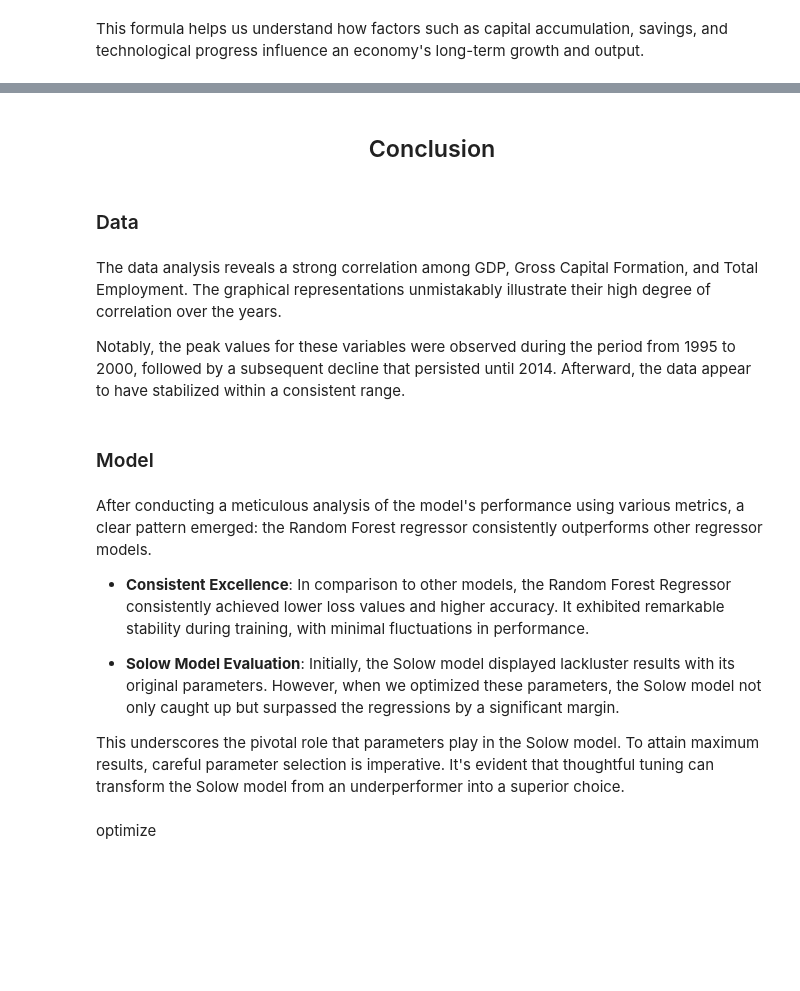
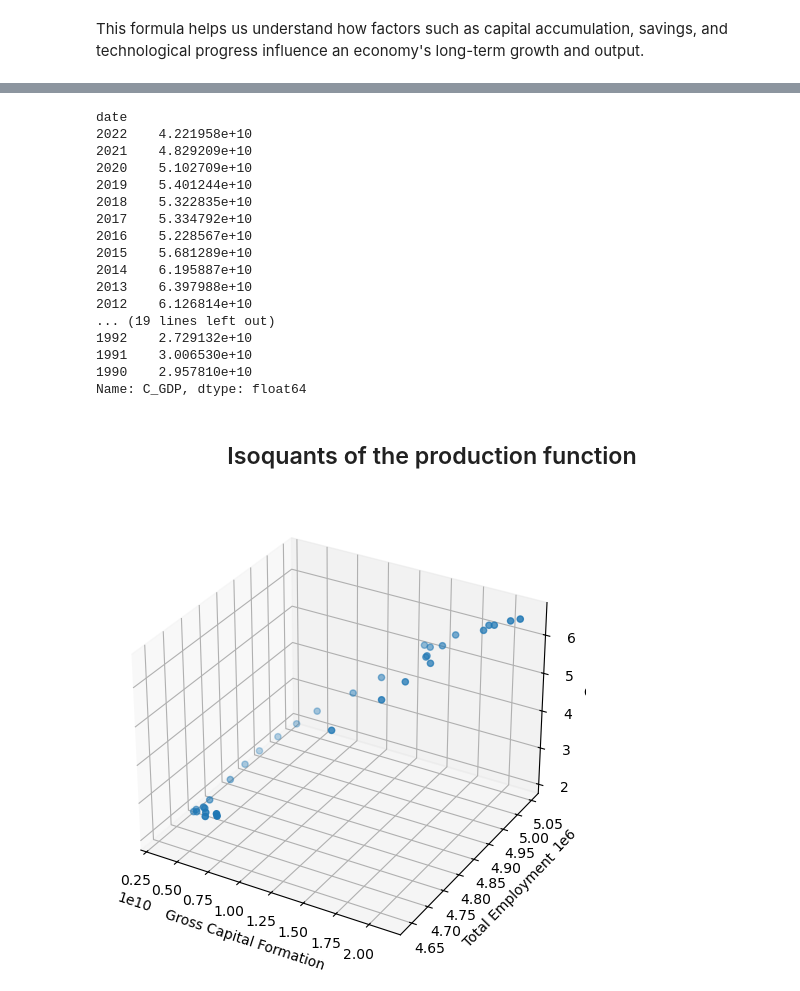
Before and after one commit to basecl/DA, a Jupyter notebook: Belarusian analys and prediction GDP/da_ml.ipynb, the cells around one changed output, grey strips where cells are left out. Cells and saved outputs as stored; diff of their text form; code cells hidden in the pictures; blank space fills up the shorter version.

```diff
--- a/Belarusian analys and prediction GDP/da_ml.ipynb
+++ b/Belarusian analys and prediction GDP/da_ml.ipynb
@@ -303,0 +183,6 @@ Where:
+# %%
+a, b = model.coef_
+C = model.intercept_
+A = np.exp(C)
+
+print(f"A: {A}, a: {a}, b: {b}")
@@ -304,2 +191,5 @@ Where:
+# %%
+def CobbDouglas(K,L):
+    return A * K**a * L**b
 # %% [markdown]
 This formula helps us understand how factors such as capital accumulation, savings, and technological progress influence an economy's long-term growth and output.
@@ -358,0 +198,7 @@ We can see that with the right parameters Solow performs almost twice as well an
+# %%
+df.loc[:, 'Labor_Productivity'] = df['GDP'] / df['Total Employment'] * b
+df.loc[:, 'Capital_Productivity'] = df['GDP'] / df['Gross Capital Formation'] * a
+df.loc[:, 'Labor_Elasticity'] = df['Labor_Productivity'].diff() / df['Labor_Productivity']
+df.loc[:, 'Capital_Elasticity'] = df['Capital_Productivity'].diff() / df['Capital_Productivity']
+df.loc[:, 'MRS'] = df['Labor_Productivity'].diff()  / df['Capital_Productivity'].diff()
+df.loc[:, 'Elasticity_of_Substitution'] = df['MRS'].pct_change()
@@ -359,20 +226,35 @@ We can see that with the right parameters Solow performs almost twice as well an
+# %%
+df.loc[:, 'C_GDP'] = df.apply(lambda row: CobbDouglas(row['Gross Capital Formation'], row['Total Employment']), axis=1)
+df['C_GDP']
+# %% [output]
+date
+2022    4.221958e+10
+2021    4.829209e+10
+2020    5.102709e+10
+2019    5.401244e+10
+2018    5.322835e+10
+2017    5.334792e+10
+2016    5.228567e+10
+2015    5.681289e+10
+2014    6.195887e+10
+2013    6.397988e+10
+2012    6.126814e+10
+... (19 lines left out)
+1992    2.729132e+10
+1991    3.006530e+10
+1990    2.957810e+10
+Name: C_GDP, dtype: float64
 # %% [markdown]
-## <div style="text-align: center;"> Conclusion <div>
+## <div style="text-align: center;"> Isoquants of the production function </div>
-# %% [markdown]
-### Data
-# %% [markdown]
-The data analysis reveals a strong correlation among GDP, Gross Capital Formation, and Total Employment. The graphical representations unmistakably illustrate their high degree of correlation over the years.
-
-Notably, the peak values for these variables were observed during the period from 1995 to 2000, followed by a subsequent decline that persisted until 2014. Afterward, the data appear to have stabilized within a consistent range.
-# %% [markdown]
-### Model
-# %% [markdown]
-After conducting a meticulous analysis of the model's performance using various metrics, a clear pattern emerged: the Random Forest regressor consistently outperforms other regressor models.
-
-- **Consistent Excellence**: In comparison to other models, the Random Forest Regressor consistently achieved lower loss values and higher accuracy. It exhibited remarkable stability during training, with minimal fluctuations in performance.
-
-- **Solow Model Evaluation**: Initially, the Solow model displayed lackluster results with its original parameters. However, when we optimized these parameters, the Solow model not only caught up but surpassed the regressions by a significant margin.
-
-This underscores the pivotal role that parameters play in the Solow model. To attain maximum results, careful parameter selection is imperative. It's evident that thoughtful tuning can transform the Solow model from an underperformer into a superior choice.
-# %% [markdown]
-optimize
+# %%
+fig = plt.figure(figsize=(8, 6))
+ax = fig.add_subplot(111, projection='3d')
+ax.scatter(df['Gross Capital Formation'], df['Total Employment'], df['C_GDP'])
+
+ax.set_xlabel('Gross Capital Formation')
+ax.set_ylabel('Total Employment')
+ax.set_zlabel('GDP')
+
+plt.show()
+# %% [output]
+[figure, added]
```
Also changed, not shown: parts of 54 cells of this notebook, 2 other files.
